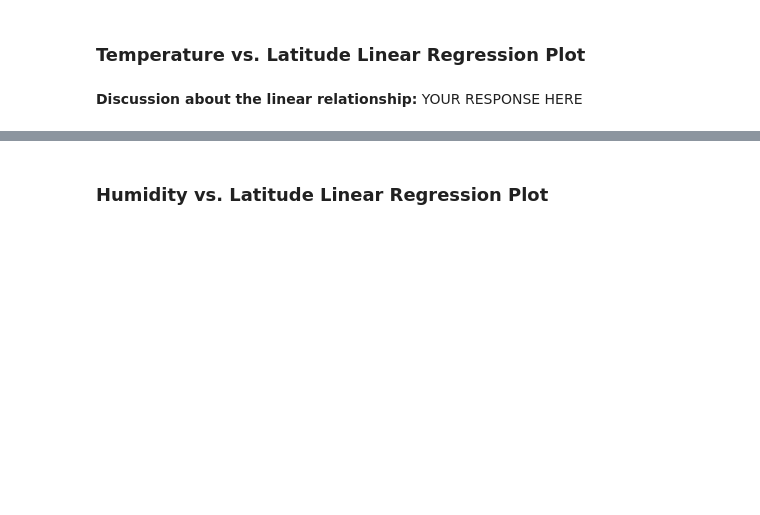
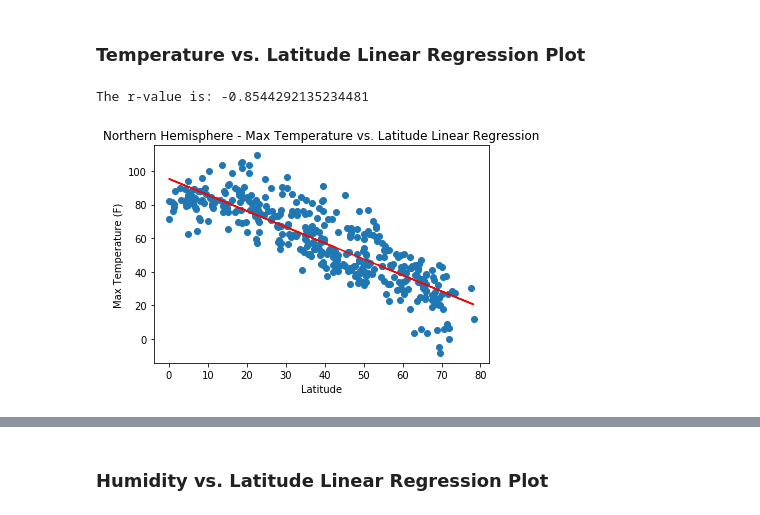
Before and after one commit to FarrukhSultani/Python_API_Challenge, a Jupyter notebook: WeatherPy/WeatherPy.ipynb, the cells around one changed output, grey strips where cells are left out. Cells and saved outputs as stored; diff of their text form; code cells hidden in the pictures; blank space fills up the shorter version.

```diff
--- a/WeatherPy/WeatherPy.ipynb
+++ b/WeatherPy/WeatherPy.ipynb
@@ -226,0 +232,6 @@ plt.show()
+# %%
+#Read the CSV file
+city_data = pd.read_csv("output_data/cities.csv")
+
+# Display the first 5 rows of the DataFrame
+city_data.head()
@@ -226,0 +245,9 @@ plt.show()
+# %%
+# Convert city_data list to DataFrame
+city_data_df = pd.DataFrame(city_data)
+
+# Create new DataFrame for northern hemisphere (latitudes >= 0)
+city_data_north = city_data_df.loc[city_data_df['Lat'] >= 0]
+
+# Display first few rows of northern hemisphere DataFrame
+city_data_north.head()
@@ -247,2 +276,31 @@ southern_hemi_df.head()
-# %% [markdown]
-**Discussion about the linear relationship:** YOUR RESPONSE HERE
+# %%
+# Linear regression on Northern Hemisphere
+# Import dependencies
+#import matplotlib.pyplot as plt
+#from scipy.stats import linregress
+
+# Define x and y values
+x_values = city_data_north['Lat']
+y_values = city_data_north['Max Temp']
+
+# Perform linear regression
+slope, intercept, rvalue, pvalue, stderr = linregress(x_values, y_values)
+
+# Calculate regression line
+regress_values = x_values * slope + intercept
+
+# Create plot
+plt.scatter(x_values, y_values)
+plt.plot(x_values, regress_values, color='red')
+plt.xlabel('Latitude')
+plt.ylabel('Max Temperature (F)')
+plt.title('Northern Hemisphere - Max Temperature vs. Latitude Linear Regression')
+
+# Print r-value
+print(f"The r-value is: {rvalue}")
+
+# Show plot
+plt.show()
+# %% [output]
+The r-value is: -0.8544292135234481
+[figure, added]
```
Also changed, not shown: parts of 51 cells of this notebook, 7 other files.
